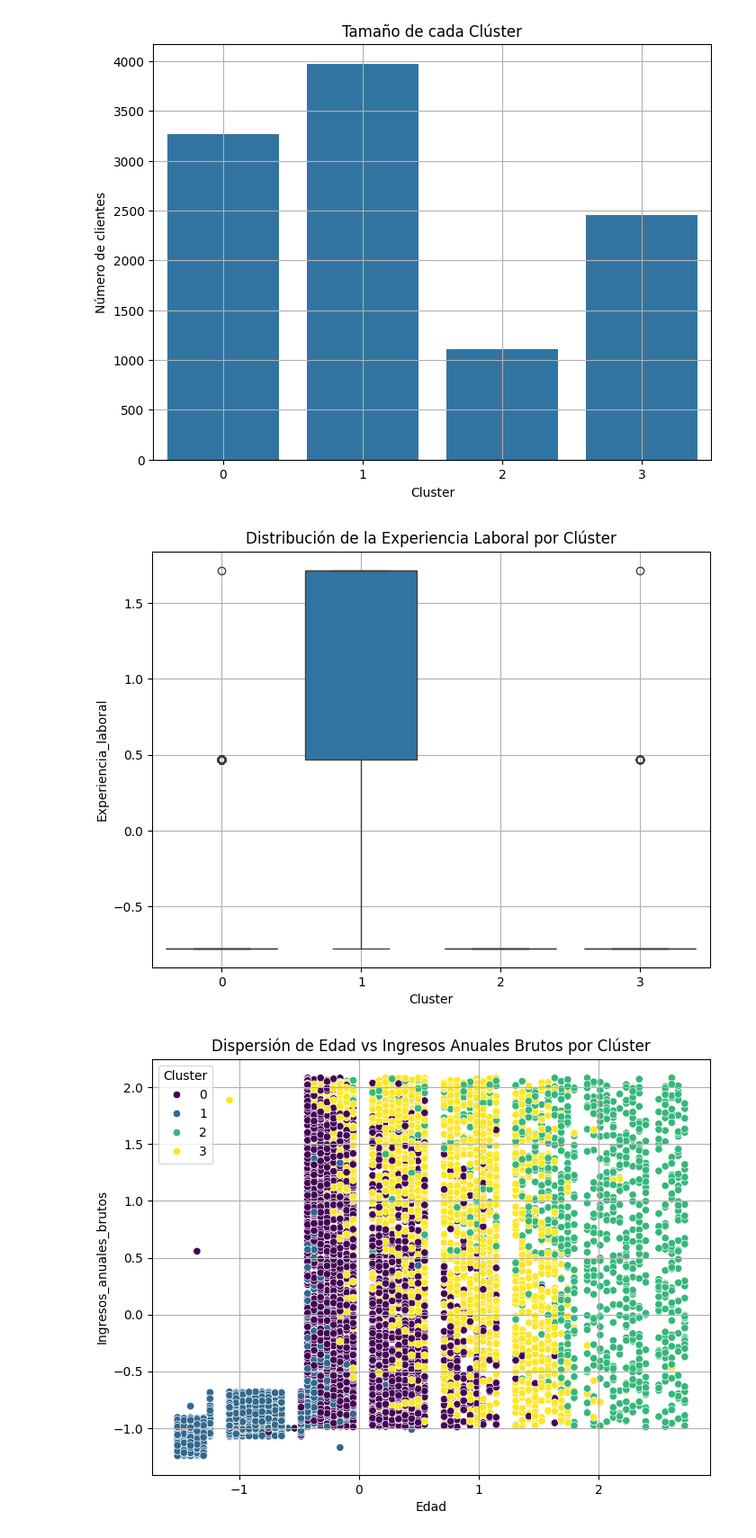
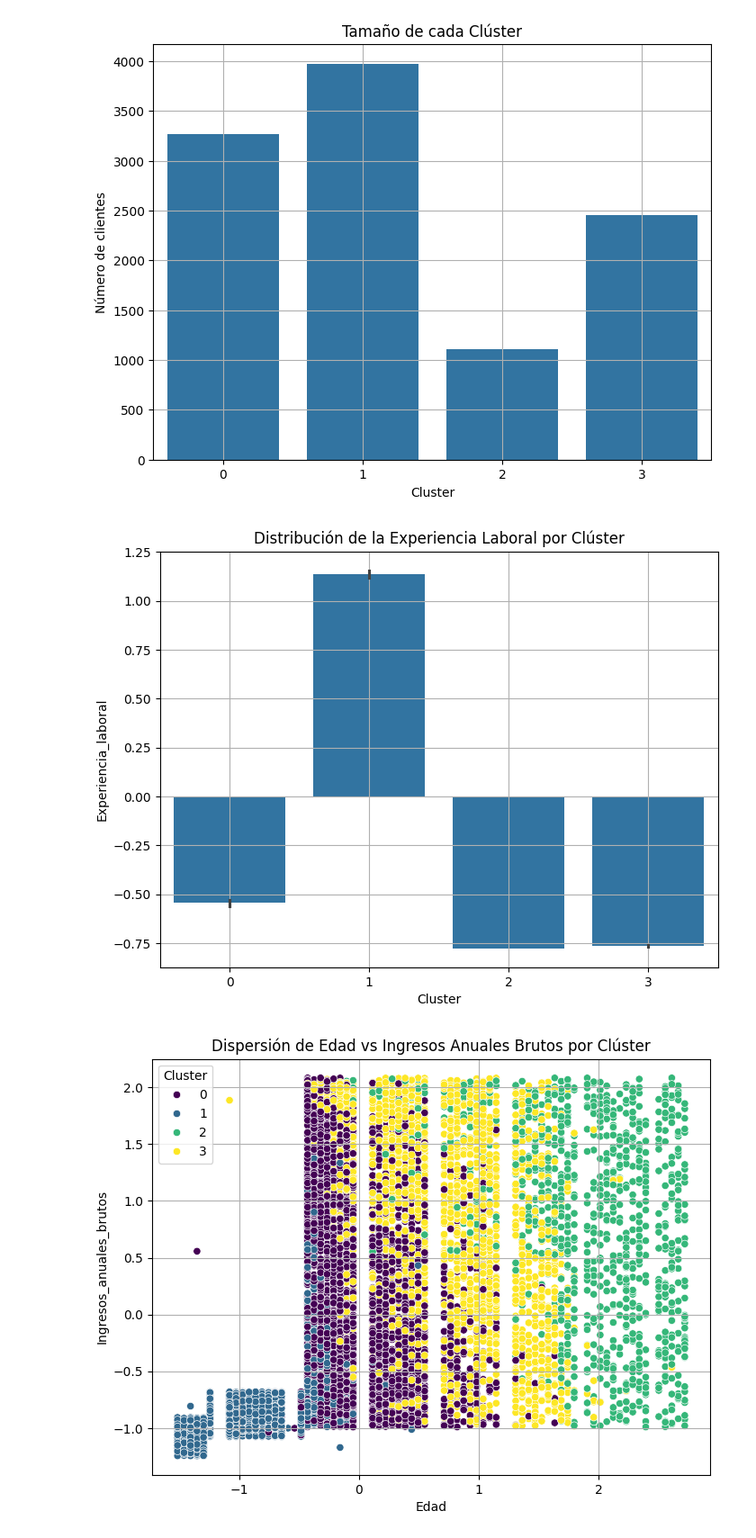
Before and after one commit to seerraa16/Caso02-PCA-y-Clustering, a Jupyter notebook: pca.ipynb, the cells around one changed output. Shown at 90% size. Drawn from its saved outputs; the diff is of its cells as text; code cells hidden in the pictures.

```diff
--- a/pca.ipynb
+++ b/pca.ipynb
@@ -395,12 +378,12 @@ Name: count, dtype: int64
 [figure]
 # %%
 plt.figure(figsize=(8, 6))
-sns.boxplot(x='Cluster', y='Experiencia_laboral', data=df)
+sns.barplot(x='Cluster', y='Experiencia_laboral', data=df)
 plt.title('Distribución de la Experiencia Laboral por Clúster')
 plt.grid(True)
 plt.show()
 # %% [output]
-[figure, old version]
+[figure, new version]
 # %%
 plt.figure(figsize=(8, 6))
 sns.scatterplot(data=df, x='Edad', y='Ingresos_anuales_brutos', hue='Cluster', palette='viridis')
```
Also changed, not shown: parts of 2 cells of this notebook.
